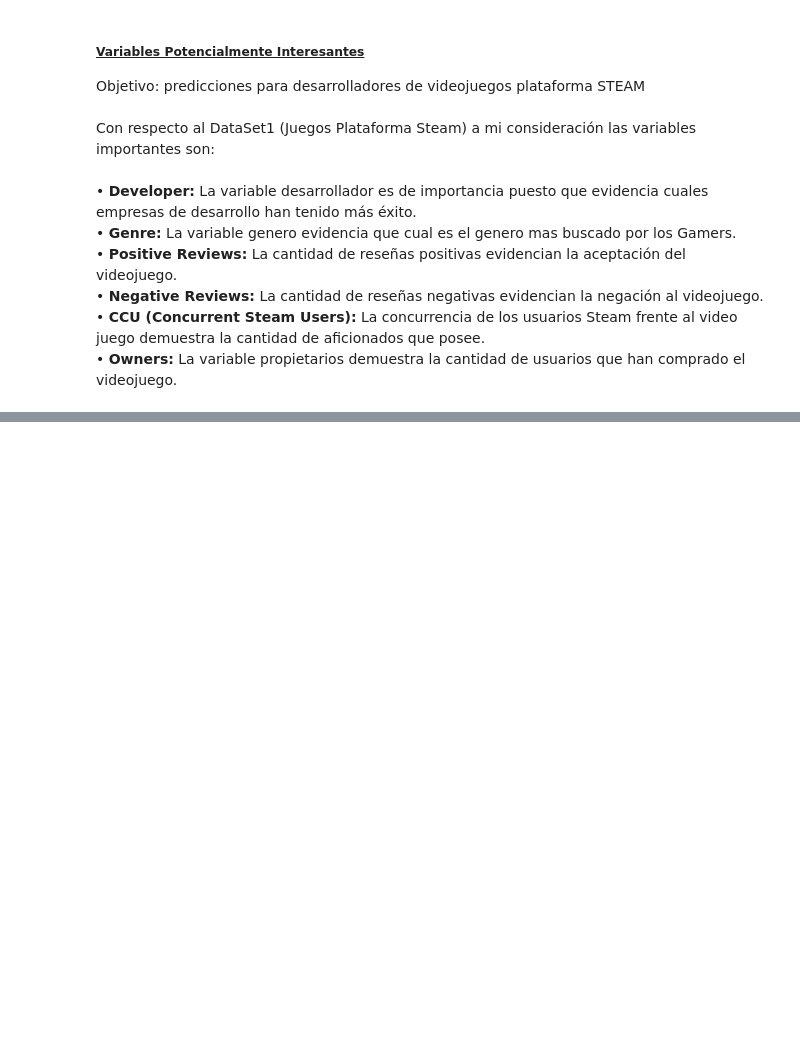
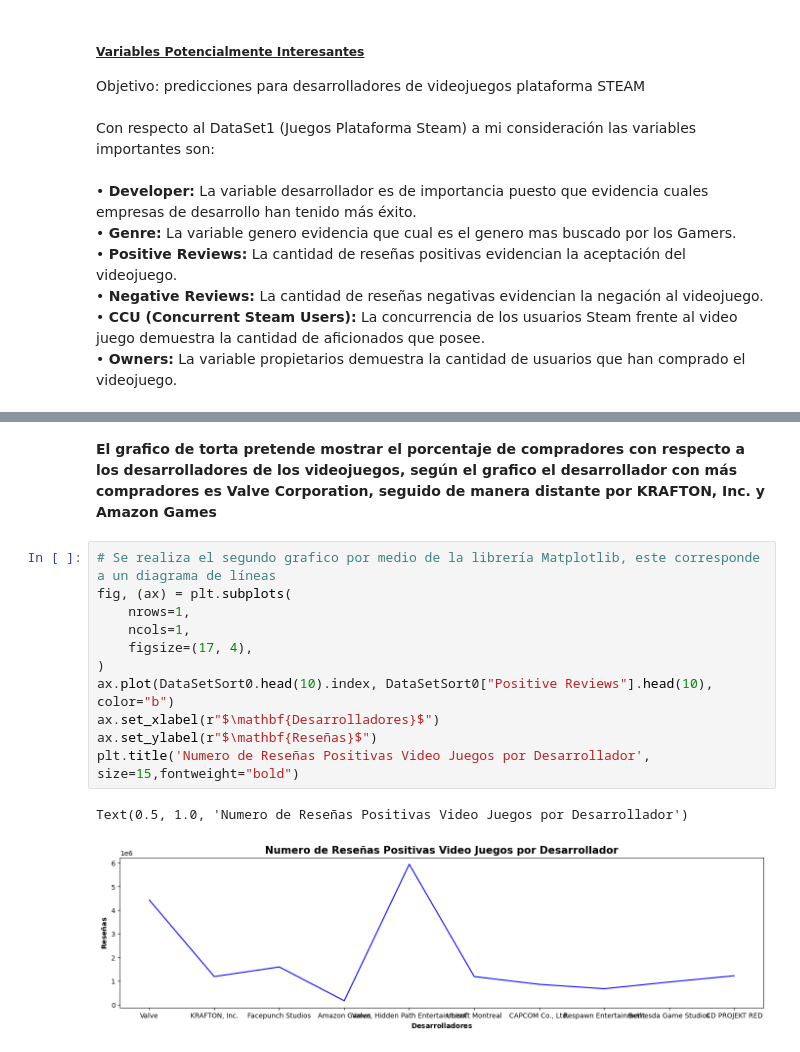
Before and after one commit to JuanC-Pythonista/-Actividad_1-Eleccion_de_Potenciales_DataSets, a Jupyter notebook: Actividad2-Visualizaciones_en_Python.ipynb, the cells around one changed output, grey strips where cells are left out. Cells and saved outputs as stored; diff of their text form; blank space fills up the shorter version.

```diff
--- a/Actividad2-Visualizaciones_en_Python.ipynb
+++ b/Actividad2-Visualizaciones_en_Python.ipynb
@@ -54,0 +128,18 @@ Con respecto al DataSet1 (Juegos Plataforma Steam) a mi consideración las varia
+# %% [markdown]
+<p class="text-justify"><b>
+El grafico de torta pretende mostrar el porcentaje de compradores con respecto a los desarrolladores de los videojuegos, según el grafico el desarrollador con más compradores es Valve Corporation, seguido de manera distante por KRAFTON, Inc. y Amazon Games
+</p>
+# %%
+# Se realiza el segundo grafico por medio de la librería Matplotlib, este corresponde a un diagrama de líneas
+fig, (ax) = plt.subplots(
+    nrows=1,
+    ncols=1,
+    figsize=(17, 4),
+)
+ax.plot(DataSetSort0.head(10).index, DataSetSort0["Positive Reviews"].head(10), color="b")
+ax.set_xlabel(r"$\mathbf{Desarrolladores}$")
+ax.set_ylabel(r"$\mathbf{Reseñas}$")
+plt.title('Numero de Reseñas Positivas Video Juegos por Desarrollador', size=15,fontweight="bold")
+# %% [output]
+Text(0.5, 1.0, 'Numero de Reseñas Positivas Video Juegos por Desarrollador')
+[figure, added]
```
Also changed, not shown: parts of 20 cells of this notebook, 1 other file.
